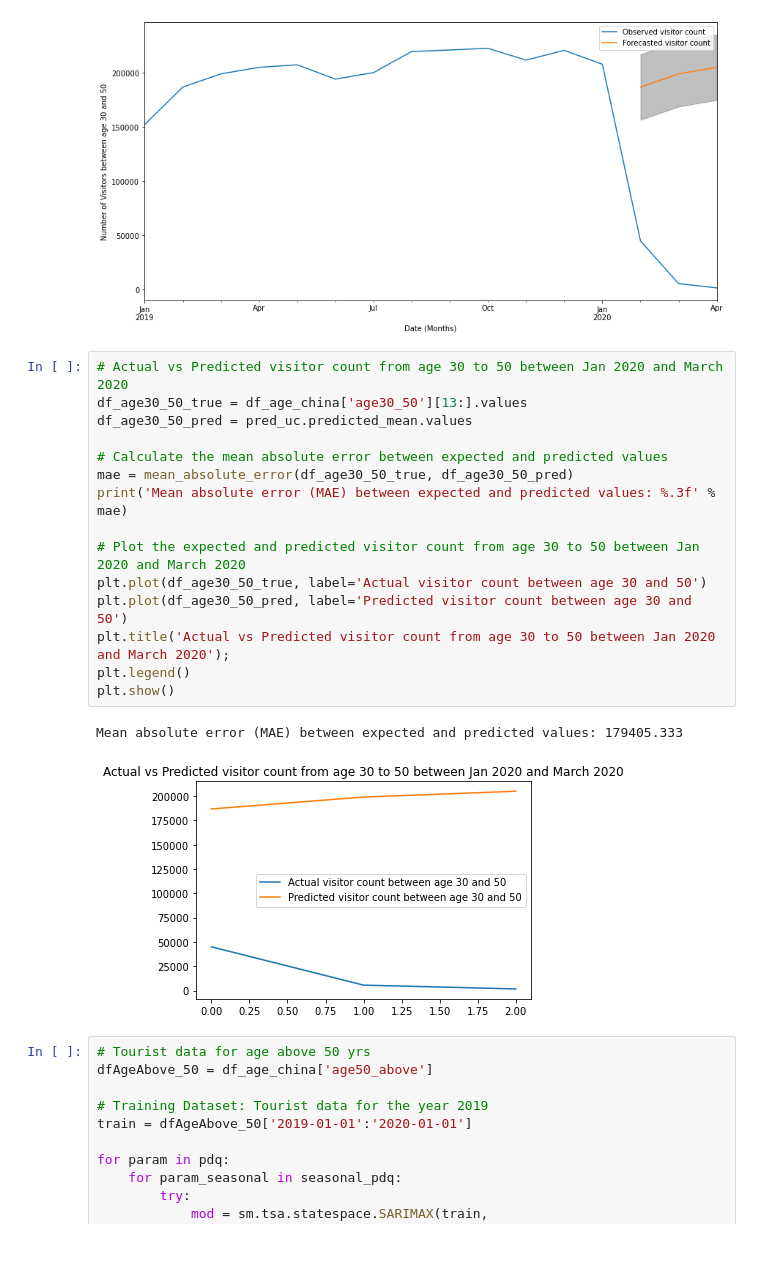
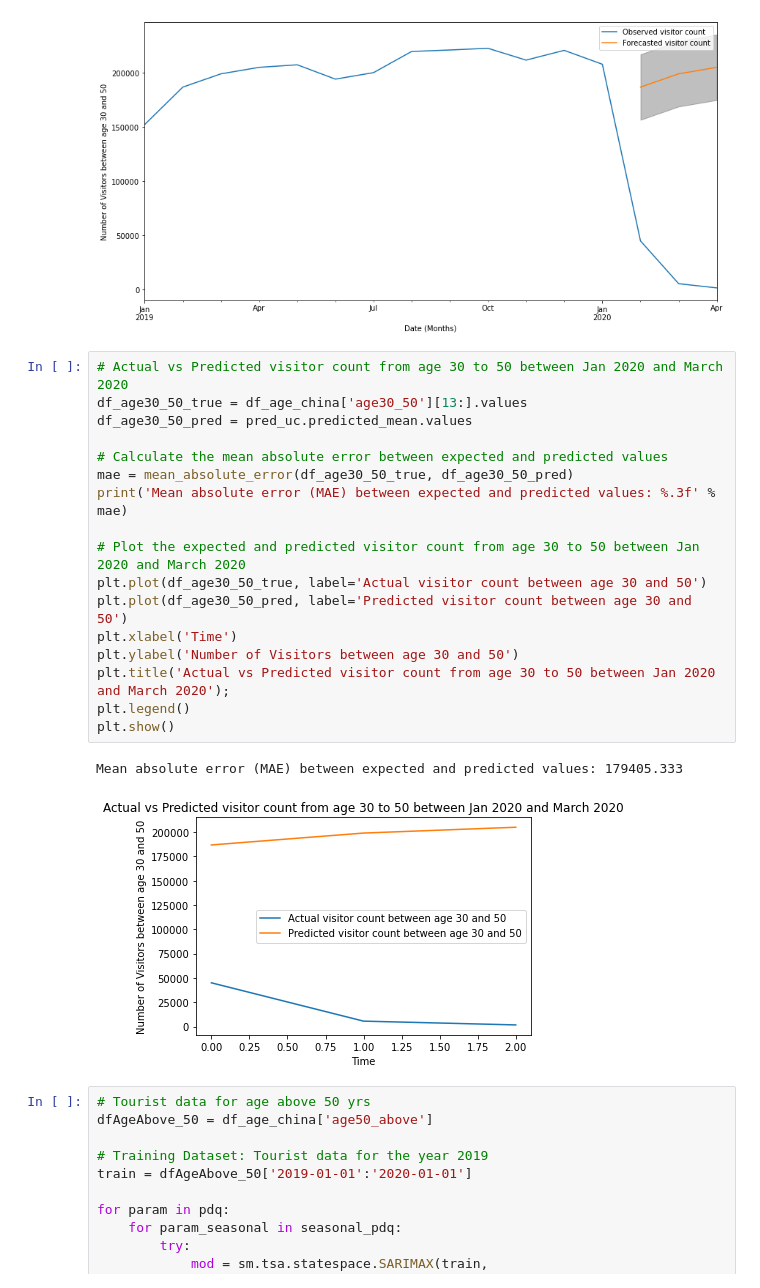
Before and after one commit to alokparna-wsu/Time-Series-Analysis-on-Tourism-Industry, a Jupyter notebook: Tourism_Forcasting_By_Age.ipynb, the cells around one changed output. Cells and saved outputs as stored; diff of their text form; blank space fills up the shorter version.

```diff
--- a/Tourism_Forcasting_By_Age.ipynb
+++ b/Tourism_Forcasting_By_Age.ipynb
@@ -321,21 +323,23 @@ plt.show()
 # %%
 # Actual vs Predicted visitor count from age 30 to 50 between Jan 2020 and March 2020
 df_age30_50_true = df_age_china['age30_50'][13:].values
 df_age30_50_pred = pred_uc.predicted_mean.values
 
 # Calculate the mean absolute error between expected and predicted values
 mae = mean_absolute_error(df_age30_50_true, df_age30_50_pred)
 print('Mean absolute error (MAE) between expected and predicted values: %.3f' % mae)
 
 # Plot the expected and predicted visitor count from age 30 to 50 between Jan 2020 and March 2020
 plt.plot(df_age30_50_true, label='Actual visitor count between age 30 and 50')
 plt.plot(df_age30_50_pred, label='Predicted visitor count between age 30 and 50')
+plt.xlabel('Time')
+plt.ylabel('Number of Visitors between age 30 and 50')
 plt.title('Actual vs Predicted visitor count from age 30 to 50 between Jan 2020 and March 2020');
 plt.legend()
 plt.show()
 # %% [output]
 Mean absolute error (MAE) between expected and predicted values: 179405.333
-[figure, old version]
+[figure, new version]
 # %%
 # Tourist data for age above 50 yrs
 dfAgeAbove_50 = df_age_china['age50_above']
```
Also changed, not shown: parts of 13 cells of this notebook, 1 other file.
